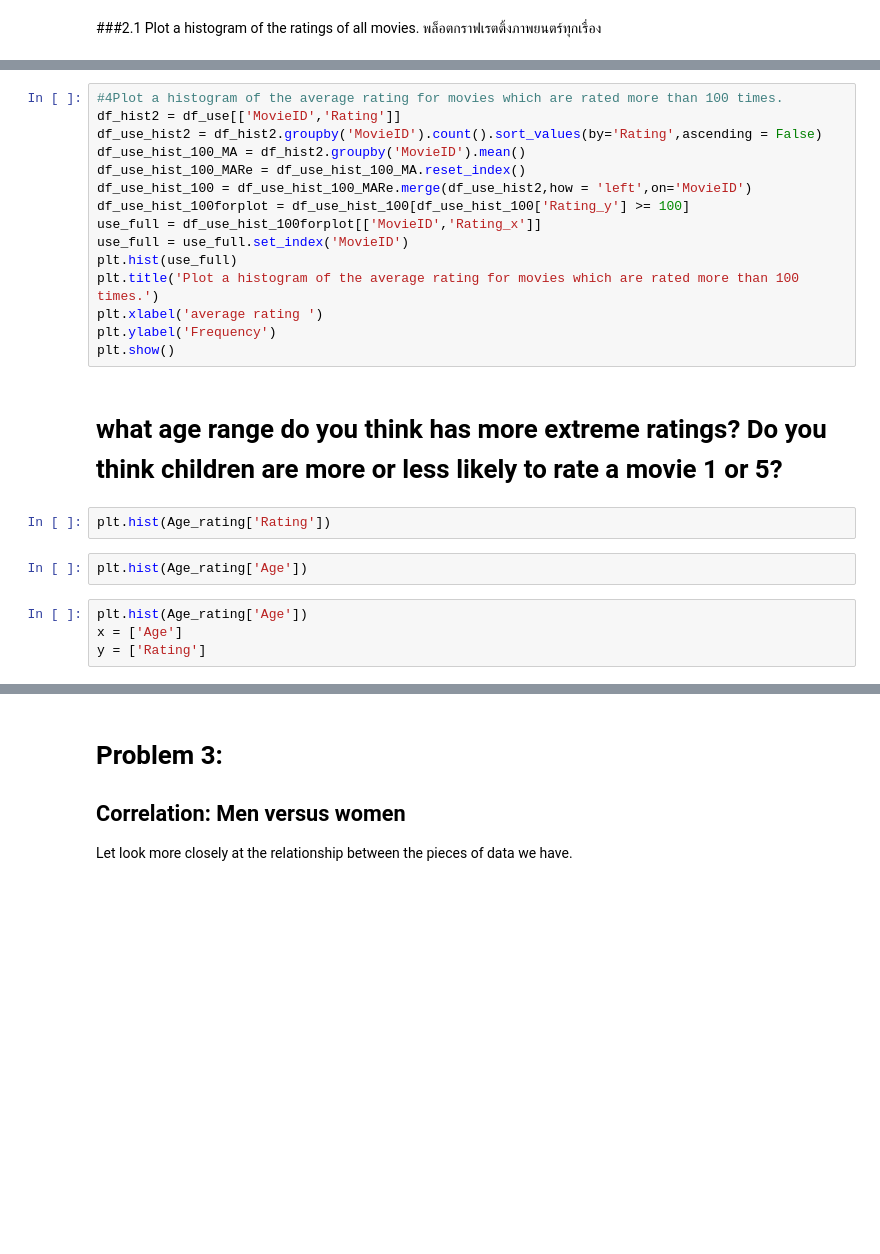
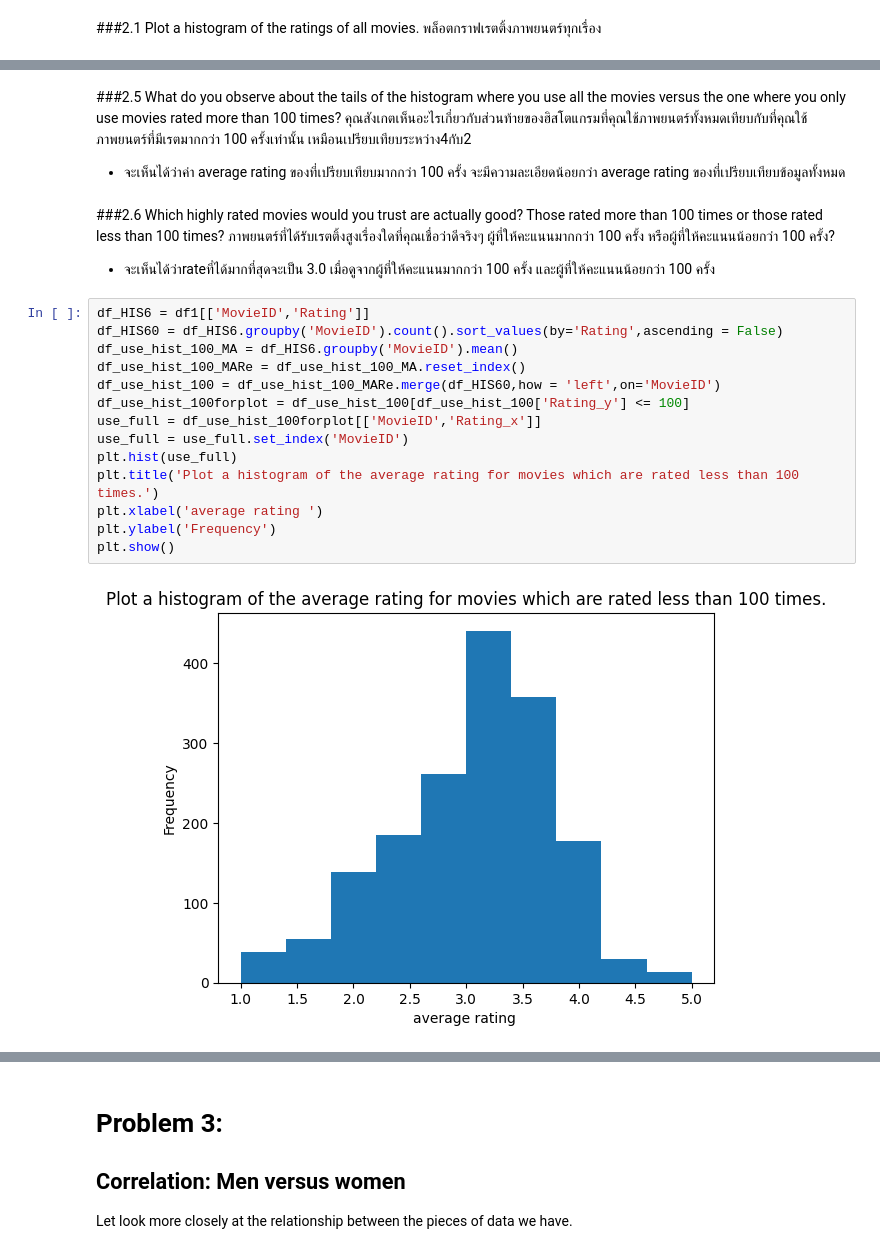
Before and after one commit to ananyapoonsawat/Python_dataviz2023, a Jupyter notebook: Project2_66.ipynb, the cells around one changed output, grey strips where cells are left out. Drawn from its saved outputs; the diff is of its cells as text; blank space fills up the shorter version.

```diff
--- a/Project2_66.ipynb
+++ b/Project2_66.ipynb
@@ -347,25 +405,26 @@ plt.show()
+# %% [markdown]
+###2.5
+What do you observe about the tails of the histogram where you use all the movies versus the one where you only use movies rated more than 100 times? คุณสังเกตเห็นอะไรเกี่ยวกับส่วนท้ายของฮิสโตแกรมที่คุณใช้ภาพยนตร์ทั้งหมดเทียบกับที่คุณใช้ภาพยนตร์ที่มีเรตมากกว่า 100 ครั้งเท่านั้น เหมือนเปรียบเทียบระหว่าง4กับ2
+- จะเห็นได้ว่าค่า average rating ของที่เปรียบเทียบมากกว่า 100 ครั้ง จะมีความละเอียดน้อยกว่า average rating ของที่เปรียบเทียบข้อมูลทั้งหมด
+# %% [markdown]
+###2.6
+Which highly rated movies would you trust are actually good?  Those rated more than 100 times or those rated less than 100 times? ภาพยนตร์ที่ได้รับเรตติ้งสูงเรื่องใดที่คุณเชื่อว่าดีจริงๆ ผู้ที่ให้คะแนนมากกว่า
+100 ครั้ง หรือผู้ที่ให้คะแนนน้อยกว่า 100 ครั้ง?
+
+- จะเห็นได้ว่าrateที่ได้มากที่สุดจะเป็น 3.0 เมื่อดูจากผู้ที่ให้คะแนนมากกว่า 100 ครั้ง และผู้ที่ให้คะแนนน้อยกว่า 100 ครั้ง
 # %%
-#4Plot a histogram of the average rating for movies which are rated more than 100 times.
-df_hist2 = df_use[['MovieID','Rating']]
-df_use_hist2 = df_hist2.groupby('MovieID').count().sort_values(by='Rating',ascending = False)
-df_use_hist_100_MA = df_hist2.groupby('MovieID').mean()
+df_HIS6 = df1[['MovieID','Rating']]
+df_HIS60 = df_HIS6.groupby('MovieID').count().sort_values(by='Rating',ascending = False)
+df_use_hist_100_MA = df_HIS6.groupby('MovieID').mean()
 df_use_hist_100_MARe = df_use_hist_100_MA.reset_index()
-df_use_hist_100 = df_use_hist_100_MARe.merge(df_use_hist2,how = 'left',on='MovieID')
-df_use_hist_100forplot = df_use_hist_100[df_use_hist_100['Rating_y'] >= 100]
+df_use_hist_100 = df_use_hist_100_MARe.merge(df_HIS60,how = 'left',on='MovieID')
+df_use_hist_100forplot = df_use_hist_100[df_use_hist_100['Rating_y'] <= 100]
 use_full = df_use_hist_100forplot[['MovieID','Rating_x']]
 use_full = use_full.set_index('MovieID')
 plt.hist(use_full)
-plt.title('Plot a histogram of the average rating for movies which are rated more than 100 times.')
+plt.title('Plot a histogram of the average rating for movies which are rated less than 100 times.')
 plt.xlabel('average rating ')
 plt.ylabel('Frequency')
 plt.show()
+# %% [output]
+[figure, added]
-# %% [markdown]
-# what age range do you think has more extreme ratings? Do you think children are more or less likely to rate a movie 1 or 5?
-# %%
-plt.hist(Age_rating['Rating'])
-# %%
-plt.hist(Age_rating['Age'])
-# %%
-plt.hist(Age_rating['Age'])
-x = ['Age']
-y = ['Rating']
```
Also changed, not shown: parts of 76 cells of this notebook.
